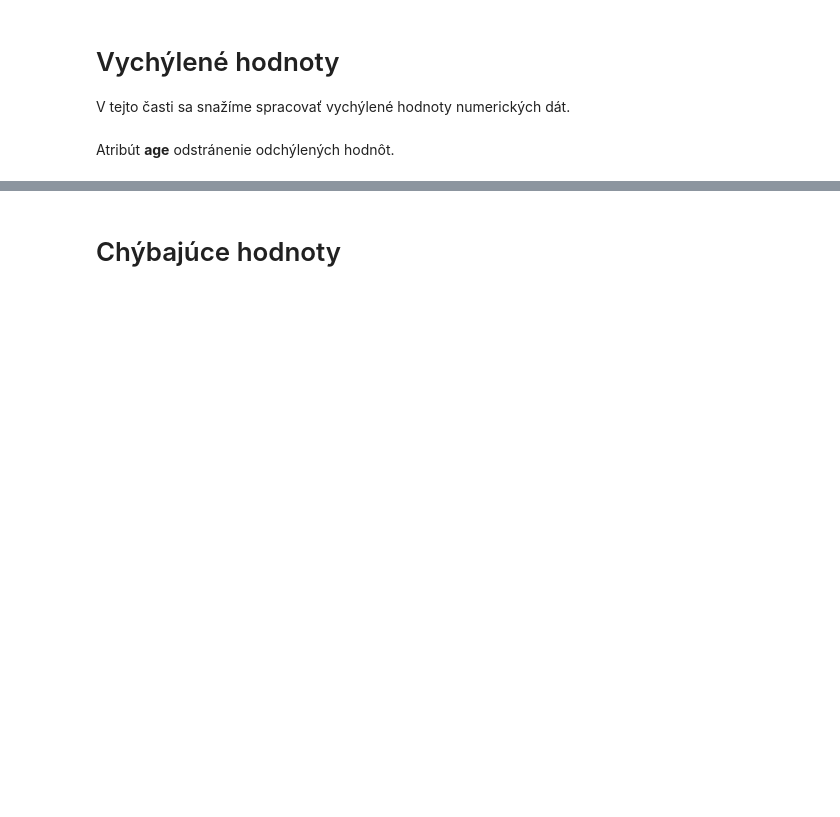
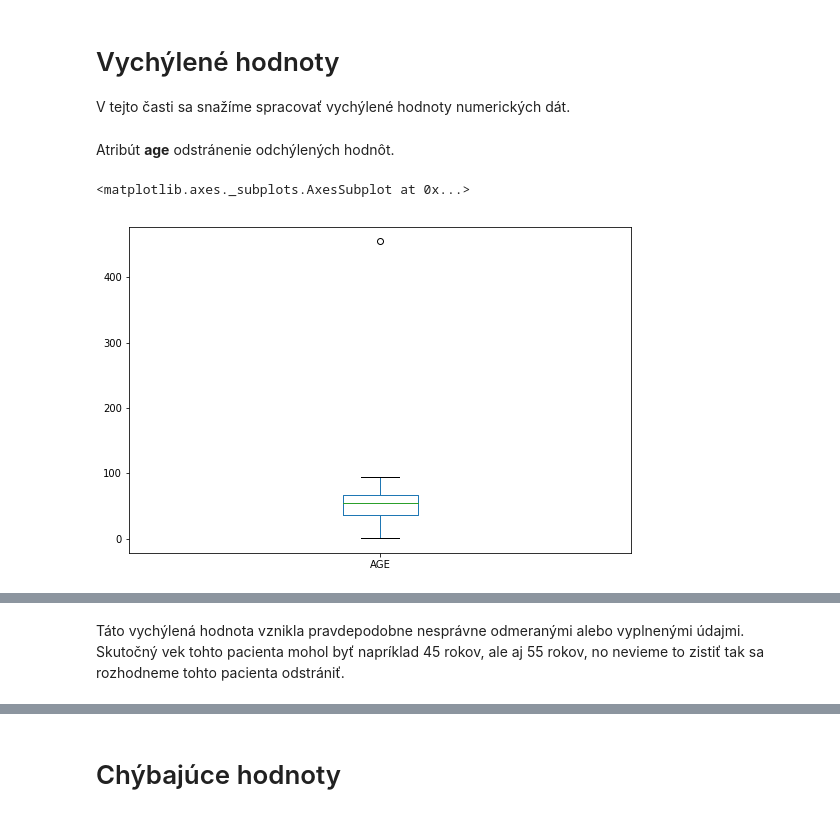
Before and after one commit to PeterJurkacek/IAU_2018_Jurkacek_Vyskoc, a Jupyter notebook: Jurkacek_Vyskoc_predspracovanie.ipynb, the cells around one changed output, grey strips where cells are left out. Saved outputs shown, nothing was run; the diff lists cells and outputs as text; code cells hidden in the pictures; blank space fills up the shorter version.

```diff
--- a/Jurkacek_Vyskoc_predspracovanie.ipynb
+++ b/Jurkacek_Vyskoc_predspracovanie.ipynb
@@ -600,6 +581,11 @@ Text(0.5,1,'throughput (Z-normalization)')
 V tejto časti sa snažíme spracovať vychýlené hodnoty numerických dát.
 # %% [markdown]
 Atribút **age** odstránenie odchýlených hodnôt.
+# %%
+data['AGE'].plot(kind="box")
+# %% [output]
+<matplotlib.axes._subplots.AxesSubplot at 0x...>
+[figure, added]
 # %%
 column = fixWierdCharsInString('age')
 data[(data[column] < 1) | (data[column] > 100)]
@@ -608,3 +594,5 @@ data[(data[column] < 1) | (data[column] > 100)]
 | ID |  |  |  |  |  |  |  | ... |
 | 685 | 455.0 | FEMALE | False | False | False | False | False | ... |
 1 rows × 41 columns
+# %% [markdown]
+Táto vychýlená hodnota vznikla pravdepodobne nesprávne odmeranými alebo vyplnenými údajmi. Skutočný vek tohto pacienta mohol byť napríklad 45 rokov, ale aj 55 rokov, no nevieme to zistiť tak sa rozhodneme tohto pacienta odstrániť.
```
Also changed, not shown: parts of 104 cells of this notebook, 1 other file.
